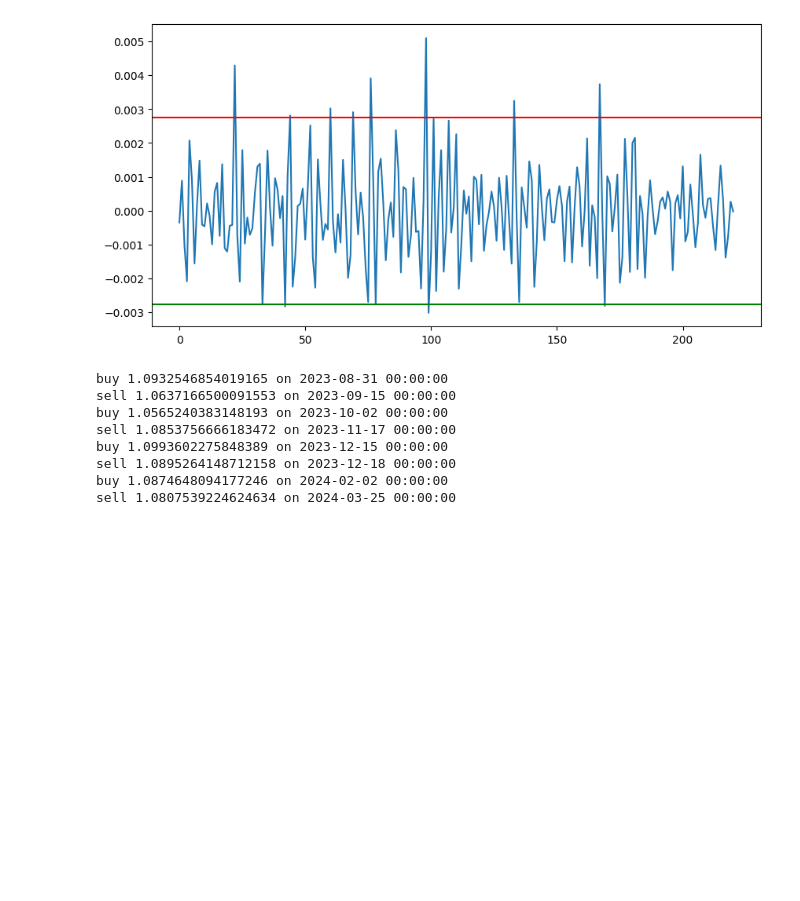
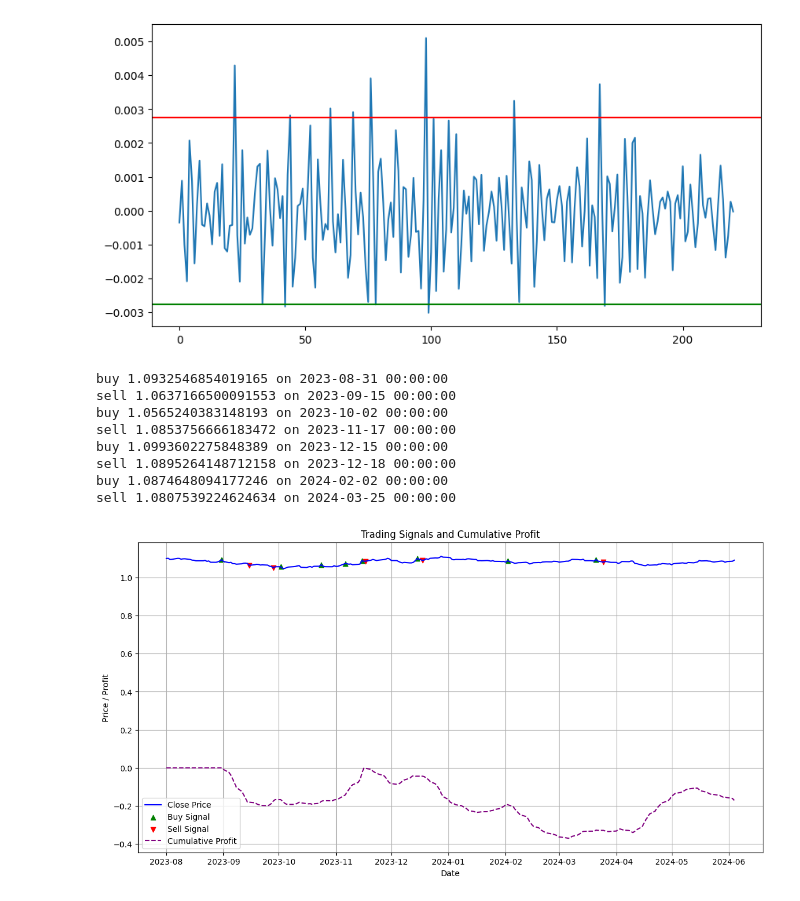
Before and after one commit to Zaid87648326/Trading-Strategy-Model-Project, a Jupyter notebook: note.ipynb, the cells around one changed output. Saved outputs shown, nothing was run; the diff lists cells and outputs as text; code cells hidden in the pictures; blank space fills up the shorter version.

```diff
--- a/note.ipynb
+++ b/note.ipynb
@@ -120,3 +120,38 @@ buy 1.0993602275848389 on 2023-12-15 00:00:00
 sell 1.0895264148712158 on 2023-12-18 00:00:00
 buy 1.0874648094177246 on 2024-02-02 00:00:00
 sell 1.0807539224624634 on 2024-03-25 00:00:00
+# %%
+import matplotlib.pyplot as plt
+
+# Assuming you have these lists from your calculations
+dates = train['Date']
+close_prices = train['Close']
+profits = profits  # Cumulative profits list
+
+# Convert dates to a more suitable format if necessary
+# e.g., using pd.to_datetime(dates) if using pandas
+
+plt.figure(figsize=(14, 7))
+
+# Plot close prices
+plt.plot(dates, close_prices, label='Close Price', color='blue')
+
+# Plot buy signals
+buy_signals = train[train['buy_signal']]
+plt.scatter(buy_signals['Date'], buy_signals['Close'], marker='^', color='green', label='Buy Signal')
+
+# Plot sell signals
+sell_signals = train[train['sell_signal']]
+plt.scatter(sell_signals['Date'], sell_signals['Close'], marker='v', color='red', label='Sell Signal')
+
+# Plot cumulative profit over time
+plt.plot(dates, profits, label='Cumulative Profit', color='purple', linestyle='--')
+
+plt.xlabel('Date')
+plt.ylabel('Price / Profit')
+plt.title('Trading Signals and Cumulative Profit')
+plt.legend()
+plt.grid(True)
+plt.show()
+# %% [output]
+[figure, added]
```
Also changed, not shown: parts of 2 cells of this notebook.
